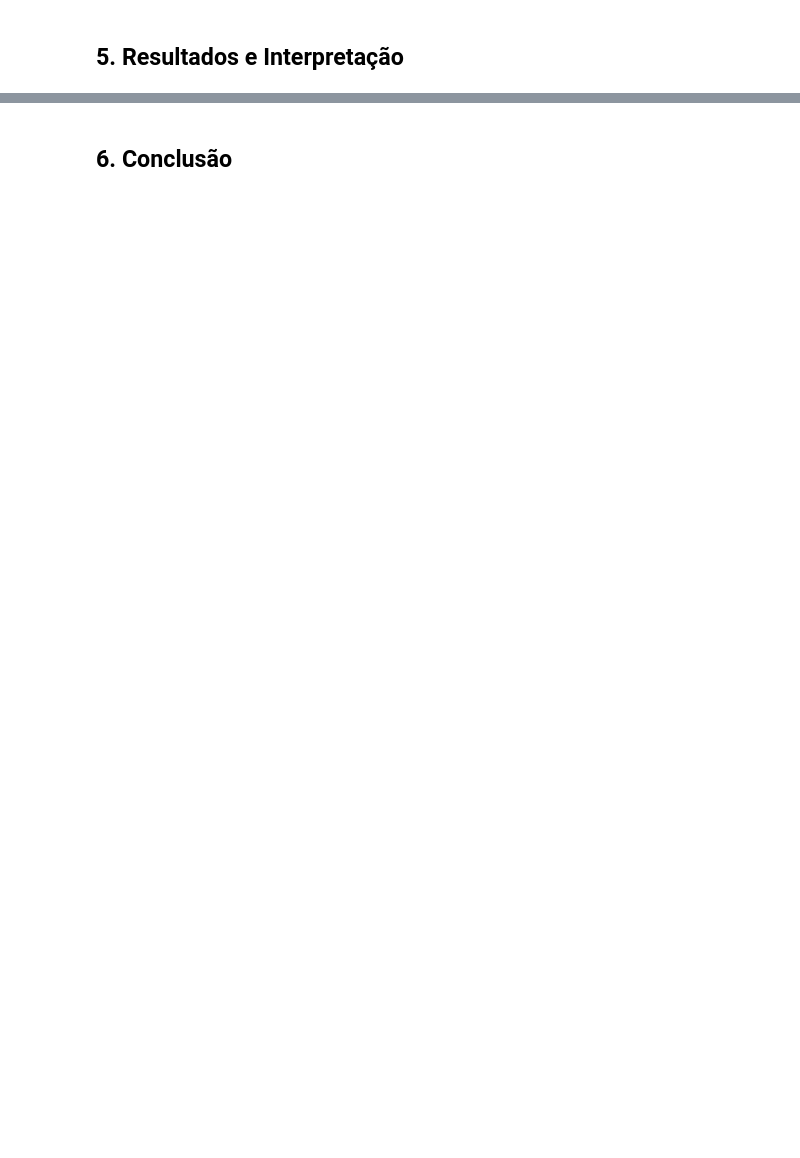
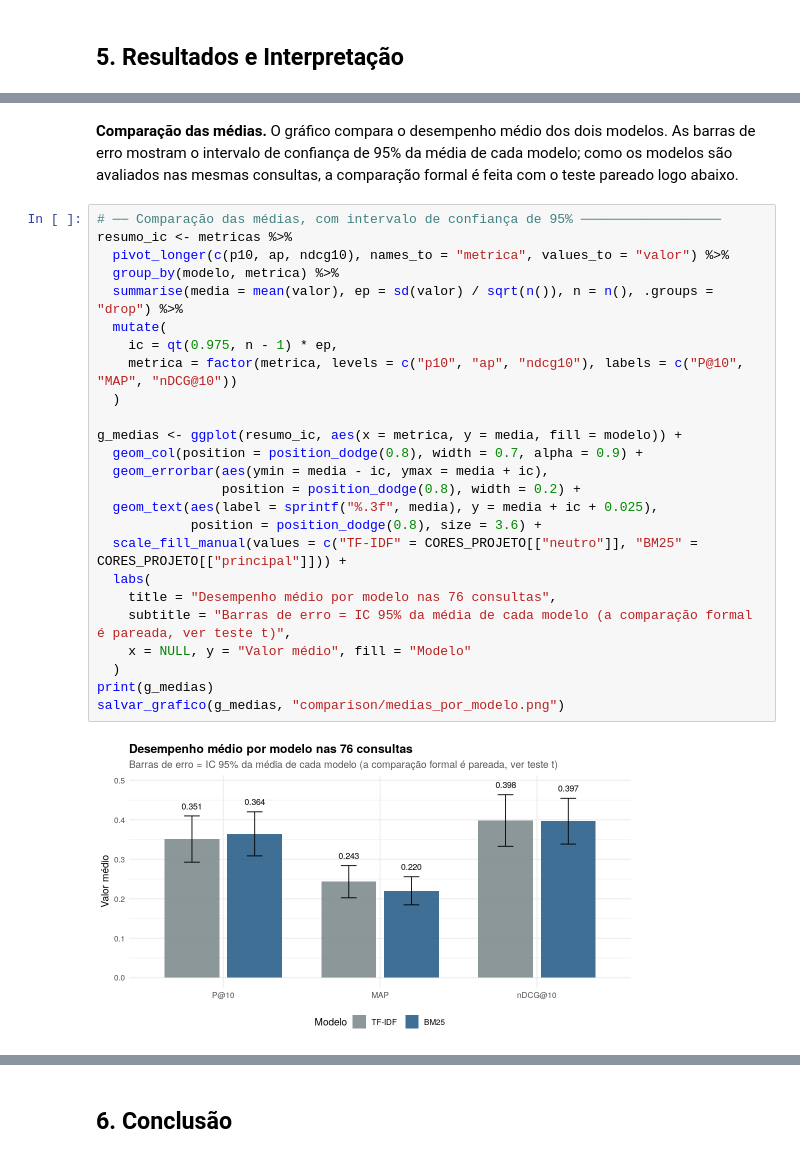
Before and after one commit to philipsantiagoo/acervo-rank, a Jupyter notebook: notebooks/analise.ipynb, the cells around one changed output, grey strips where cells are left out. Drawn from its saved outputs; the diff is of its cells as text; blank space fills up the shorter version.

```diff
--- a/notebooks/analise.ipynb
+++ b/notebooks/analise.ipynb
@@ -1191,0 +1380,29 @@ print(head_rankings(ranking_bm25,  "rank_bm25"))
+# %% [markdown]
+**Comparação das médias.** O gráfico compara o desempenho médio dos dois modelos. As barras de erro mostram o intervalo de confiança de 95% da média de cada modelo; como os modelos são avaliados nas mesmas consultas, a comparação formal é feita com o teste pareado logo abaixo.
+# %%
+# ── Comparação das médias, com intervalo de confiança de 95% ──────────────────
+resumo_ic <- metricas %>%
+  pivot_longer(c(p10, ap, ndcg10), names_to = "metrica", values_to = "valor") %>%
+  group_by(modelo, metrica) %>%
+  summarise(media = mean(valor), ep = sd(valor) / sqrt(n()), n = n(), .groups = "drop") %>%
+  mutate(
+    ic = qt(0.975, n - 1) * ep,
+    metrica = factor(metrica, levels = c("p10", "ap", "ndcg10"), labels = c("P@10", "MAP", "nDCG@10"))
+  )
+
+g_medias <- ggplot(resumo_ic, aes(x = metrica, y = media, fill = modelo)) +
+  geom_col(position = position_dodge(0.8), width = 0.7, alpha = 0.9) +
+  geom_errorbar(aes(ymin = media - ic, ymax = media + ic),
+                position = position_dodge(0.8), width = 0.2) +
+  geom_text(aes(label = sprintf("%.3f", media), y = media + ic + 0.025),
+            position = position_dodge(0.8), size = 3.6) +
+  scale_fill_manual(values = c("TF-IDF" = CORES_PROJETO[["neutro"]], "BM25" = CORES_PROJETO[["principal"]])) +
+  labs(
+    title = "Desempenho médio por modelo nas 76 consultas",
+    subtitle = "Barras de erro = IC 95% da média de cada modelo (a comparação formal é pareada, ver teste t)",
+    x = NULL, y = "Valor médio", fill = "Modelo"
+  )
+print(g_medias)
+salvar_grafico(g_medias, "comparison/medias_por_modelo.png")
+# %% [output]
+[figure, added]
```
Also changed, not shown: parts of 33 cells of this notebook, 24 other files.
